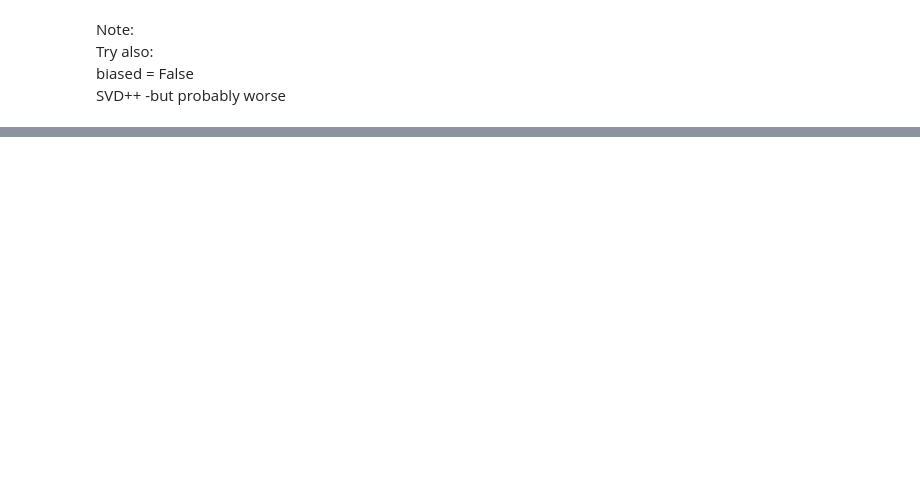
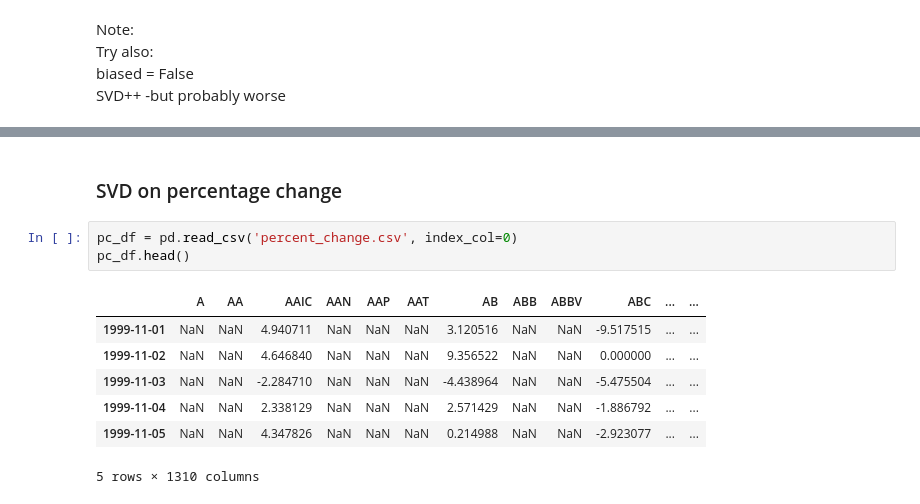
Before and after one commit to Maltanno/Capstone_project, a Jupyter notebook: Modelling.ipynb, the cells around one changed output, grey strips where cells are left out. Saved outputs shown, nothing was run; the diff lists cells and outputs as text; blank space fills up the shorter version.

```diff
--- a/Modelling.ipynb
+++ b/Modelling.ipynb
@@ -14,0 +95,13 @@ reader = Reader(line_format='')
+# %% [markdown]
+### SVD on percentage change
+# %%
+pc_df = pd.read_csv('percent_change.csv', index_col=0)
+pc_df.head()
+# %% [output]
+|  | A | AA | AAIC | AAN | AAP | AAT | AB | ABB | ABBV | ABC | ... | ... |
+| 1999-11-01 | NaN | NaN | 4.940711 | NaN | NaN | NaN | 3.120516 | NaN | NaN | -9.517515 | ... | ... |
+| 1999-11-02 | NaN | NaN | 4.646840 | NaN | NaN | NaN | 9.356522 | NaN | NaN | 0.000000 | ... | ... |
+| 1999-11-03 | NaN | NaN | -2.284710 | NaN | NaN | NaN | -4.438964 | NaN | NaN | -5.475504 | ... | ... |
+| 1999-11-04 | NaN | NaN | 2.338129 | NaN | NaN | NaN | 2.571429 | NaN | NaN | -1.886792 | ... | ... |
+| 1999-11-05 | NaN | NaN | 4.347826 | NaN | NaN | NaN | 0.214988 | NaN | NaN | -2.923077 | ... | ... |
+5 rows × 1310 columns
```
Also changed, not shown: parts of 29 cells of this notebook.
